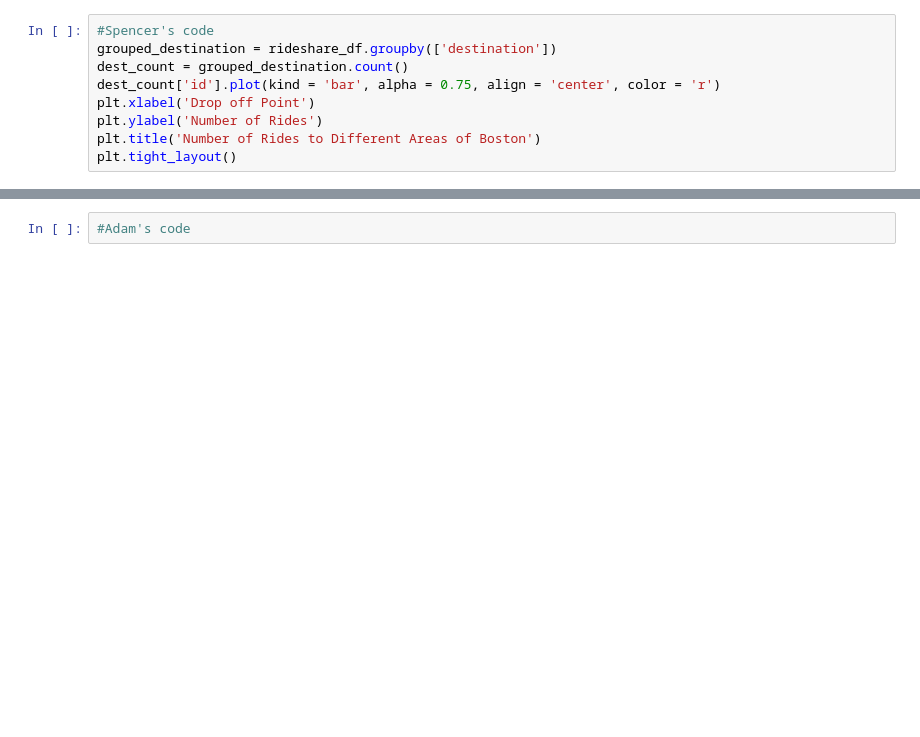
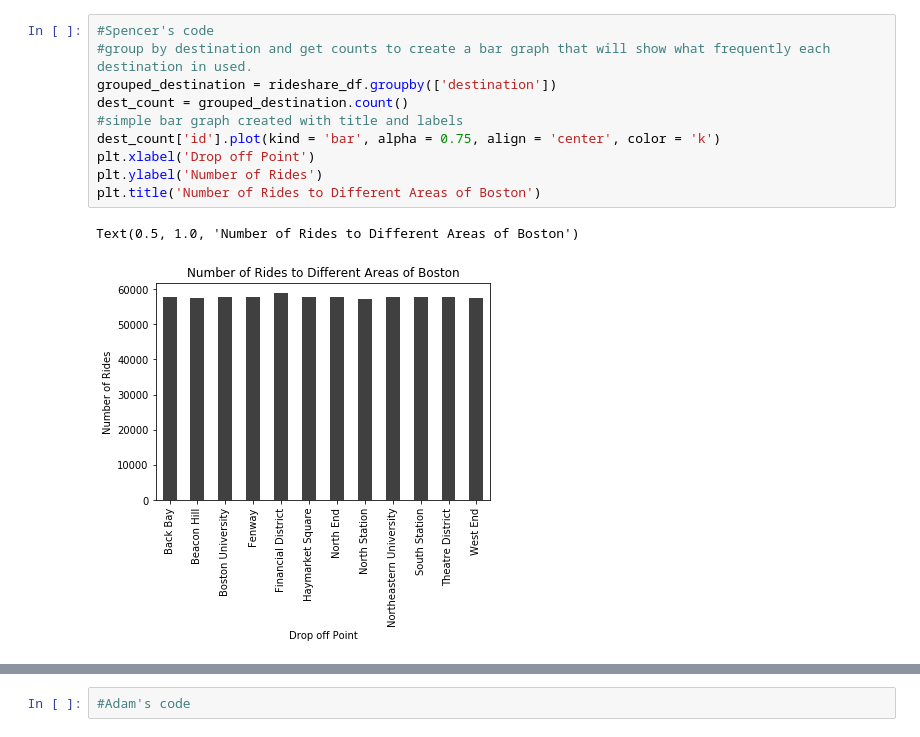
Before and after one commit to Hurle156/group-project-1, a Jupyter notebook: project_1_starter.ipynb, the cells around one changed output, grey strips where cells are left out. Saved outputs shown, nothing was run; the diff lists cells and outputs as text; blank space fills up the shorter version.

```diff
--- a/project_1_starter.ipynb
+++ b/project_1_starter.ipynb
@@ -11,9 +23,13 @@ uber_df.head()
 # %%
 #Spencer's code
+#group by destination and get counts to create a bar graph that will show what frequently each destination in used.
 grouped_destination = rideshare_df.groupby(['destination'])
 dest_count = grouped_destination.count()
-dest_count['id'].plot(kind = 'bar', alpha = 0.75, align = 'center', color = 'r')
+#simple bar graph created with title and labels
+dest_count['id'].plot(kind = 'bar', alpha = 0.75, align = 'center', color = 'k')
 plt.xlabel('Drop off Point')
 plt.ylabel('Number of Rides')
 plt.title('Number of Rides to Different Areas of Boston')
-plt.tight_layout()
+# %% [output]
+Text(0.5, 1.0, 'Number of Rides to Different Areas of Boston')
+[figure, added]
```
Also changed, not shown: parts of 6 cells of this notebook.
